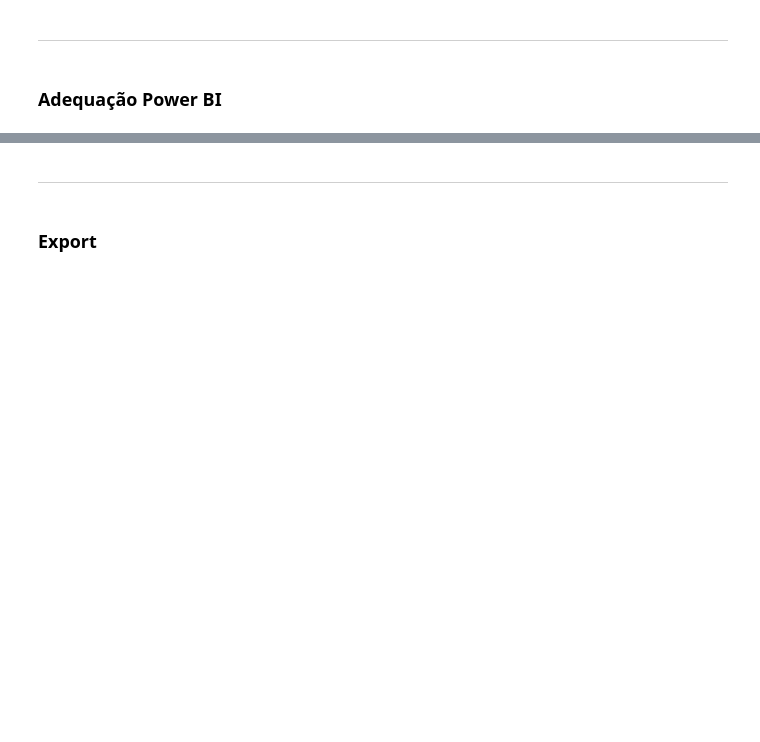
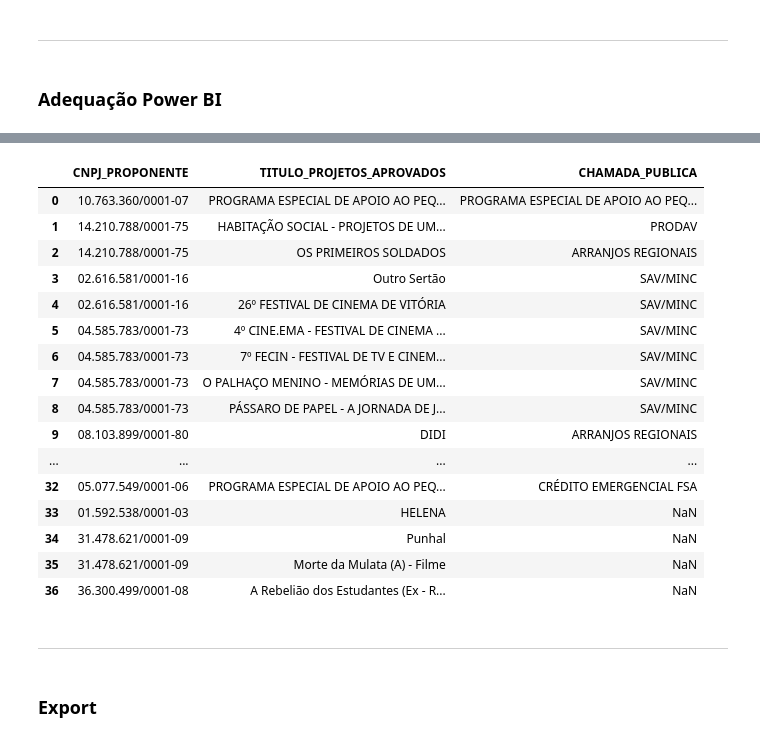
Before and after one commit to fonsecadados/ANCINE-ETL-dados-abertos, a Jupyter notebook: EDA/Ancine_ES/AncineES_EDA.ipynb, the cells around one changed output, grey strips where cells are left out. Saved outputs shown, nothing was run; the diff lists cells and outputs as text; code cells hidden in the pictures; blank space fills up the shorter version.

```diff
--- a/EDA/Ancine_ES/AncineES_EDA.ipynb
+++ b/EDA/Ancine_ES/AncineES_EDA.ipynb
@@ -634,3 +702,47 @@ See the caveats in the documentation: https://pandas.pydata.org/pandas-docs/stab
+# %%
+#Dataframe de Títulos de Projeto
+df_titulos_proj = df_projetos_aprov_es[['CNPJ_PROPONENTE', 'TITULO_PROJETO_FSA_DESEMB', 'TITULO_PROJETO_RENUN', 'CHAMADA_PUBLICA']]
+
+def replace(df, column, row, new):
+    df.at[row, column] = new
+
+replace(df_titulos_proj, 'TITULO_PROJETO_FSA_DESEMB', 3, 'Outro Sertão')
+replace(df_titulos_proj, 'TITULO_PROJETO_FSA_DESEMB', 11, 'A Incrível Jornada - A História das Baleias Capixabas')
+replace(df_titulos_proj, 'TITULO_PROJETO_FSA_DESEMB', 33, 'HELENA')
+replace(df_titulos_proj, 'TITULO_PROJETO_FSA_DESEMB', 34, 'Punhal')
+replace(df_titulos_proj, 'TITULO_PROJETO_FSA_DESEMB', 35, 'Morte da Mulata (A) - Filme')
+replace(df_titulos_proj, 'TITULO_PROJETO_FSA_DESEMB', 36, 'A Rebelião dos Estudantes      (Ex - Rebelião dos Estudantes - Brasília, 1968 (A))')
+replace(df_titulos_proj, 'CHAMADA_PUBLICA', 1, 'PRODAV')
+replace(df_titulos_proj, 'CHAMADA_PUBLICA', 28, 'PRODAV')
+
+df_titulos_proj = df_titulos_proj.drop(index=24)
+df_titulos_proj = df_titulos_proj.drop(index=23)
+
+df_titulos_proj = df_titulos_proj.rename(columns={'TITULO_PROJETO_FSA_DESEMB' : 'TITULO_PROJETOS_APROVADOS'})
+df_titulos_proj = df_titulos_proj[['CNPJ_PROPONENTE', 'TITULO_PROJETOS_APROVADOS', 'CHAMADA_PUBLICA']]
+
+df_titulos_proj['TITULO_PROJETOS_APROVADOS'] = df_titulos_proj['TITULO_PROJETOS_APROVADOS'].fillna(df_titulos_proj['CHAMADA_PUBLICA'][0])
+
+
+df_titulos_proj
+# %% [output]
+|  | CNPJ_PROPONENTE | TITULO_PROJETOS_APROVADOS | CHAMADA_PUBLICA |
+| 0 | 10.763.360/0001-07 | PROGRAMA ESPECIAL DE APOIO AO PEQ... | PROGRAMA ESPECIAL DE APOIO AO PEQ... |
+| 1 | 14.210.788/0001-75 | HABITAÇÃO SOCIAL - PROJETOS DE UM... | PRODAV |
+| 2 | 14.210.788/0001-75 | OS PRIMEIROS SOLDADOS | ARRANJOS REGIONAIS |
+| 3 | 02.616.581/0001-16 | Outro Sertão | SAV/MINC |
+| 4 | 02.616.581/0001-16 | 26º FESTIVAL DE CINEMA DE VITÓRIA | SAV/MINC |
+| 5 | 04.585.783/0001-73 | 4º CINE.EMA - FESTIVAL DE CINEMA ... | SAV/MINC |
+| 6 | 04.585.783/0001-73 | 7º FECIN - FESTIVAL DE TV E CINEM... | SAV/MINC |
+| 7 | 04.585.783/0001-73 | O PALHAÇO MENINO - MEMÓRIAS DE UM... | SAV/MINC |
+| 8 | 04.585.783/0001-73 | PÁSSARO DE PAPEL - A JORNADA DE J... | SAV/MINC |
+| 9 | 08.103.899/0001-80 | DIDI | ARRANJOS REGIONAIS |
+| ... | ... | ... | ... |
+| 32 | 05.077.549/0001-06 | PROGRAMA ESPECIAL DE APOIO AO PEQ... | CRÉDITO EMERGENCIAL FSA |
+| 33 | 01.592.538/0001-03 | HELENA | NaN |
+| 34 | 31.478.621/0001-09 | Punhal | NaN |
+| 35 | 31.478.621/0001-09 | Morte da Mulata (A) - Filme | NaN |
+| 36 | 36.300.499/0001-08 | A Rebelião dos Estudantes (Ex - R... | NaN |
 # %% [markdown]
 ---
 # %% [markdown]
```
Also changed, not shown: parts of 11 cells of this notebook, 10 other files.
